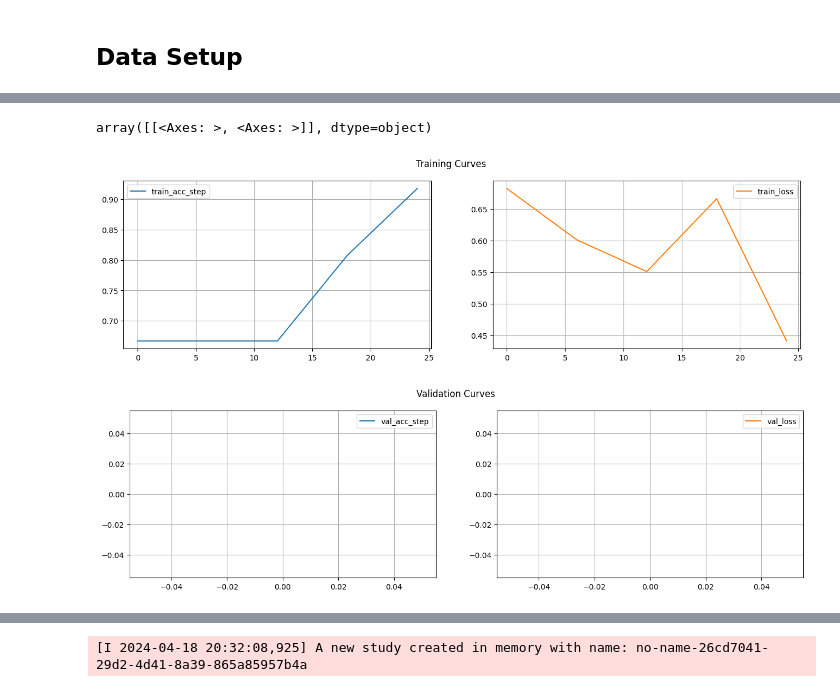
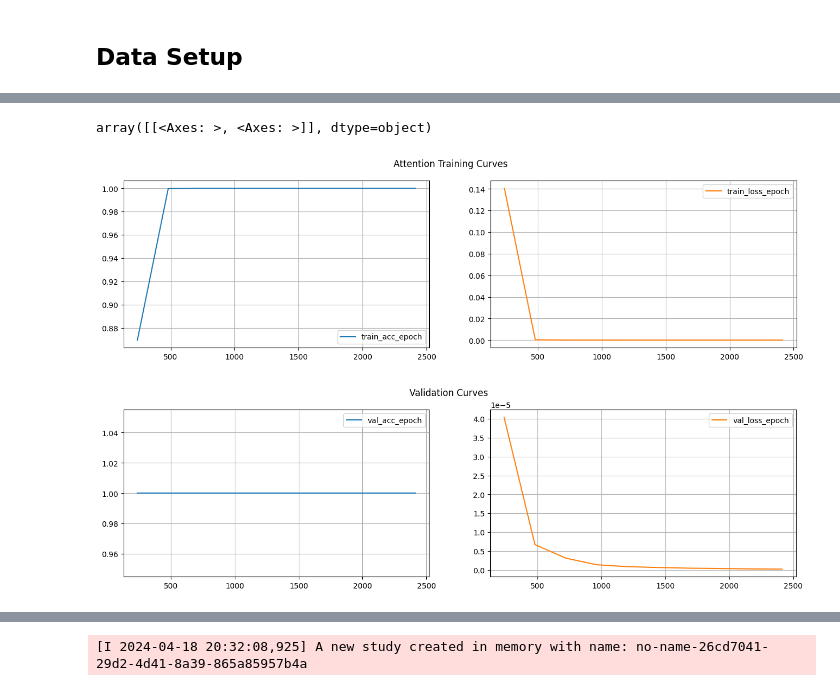
Before and after one commit to KoltonHauck/BMI6114_FinalProject, a Jupyter notebook: main.ipynb, the cells around one changed output, grey strips where cells are left out. Cells and saved outputs as stored; diff of their text form; code cells hidden in the pictures.

```diff
--- a/main.ipynb
+++ b/main.ipynb
@@ -341,17 +219,17 @@ All distributed processes registered. Starting with 2 processes
 # %%
-import os
-import pandas as pd
+# version 0: attention with accuracy score
+# version 2: attention with F1 score
 
-num = len(os.listdir("./pl_logs_tmp/fc")) - 1
-logs_to_read = f"./pl_logs_tmp/fc/version_{num}/metrics.csv"
+num = len(os.listdir("./logs/attention")) - 1
+logs_to_read = f"./logs/attention/version_{num}/metrics.csv"
 
 hist = pd.read_csv(logs_to_read)
-hist[['train_acc_step', 'train_loss']].dropna().plot(subplots=True, layout=(1,2), figsize=(16,4),
-                                         grid=True, title="Training Curves")
-hist[['val_acc_step', 'val_loss']].dropna().plot(subplots=True, layout=(1,2), figsize=(16,4),
+hist[['train_acc_epoch', 'train_loss_epoch']].dropna().plot(subplots=True, layout=(1,2), figsize=(16,4),
+                                         grid=True, title=" Attention Training Curves")
+hist[['val_acc_epoch', 'val_loss_epoch']].dropna().plot(subplots=True, layout=(1,2), figsize=(16,4),
                                          grid=True, title="Validation Curves")
 # %% [output]
 array([[<Axes: >, <Axes: >]], dtype=object)
-[figure, old version]
+[figure, new version]
-[figure, old version]
+[figure, new version]
 # %%
```
Also changed, not shown: parts of 36 cells of this notebook, 8 other files.
